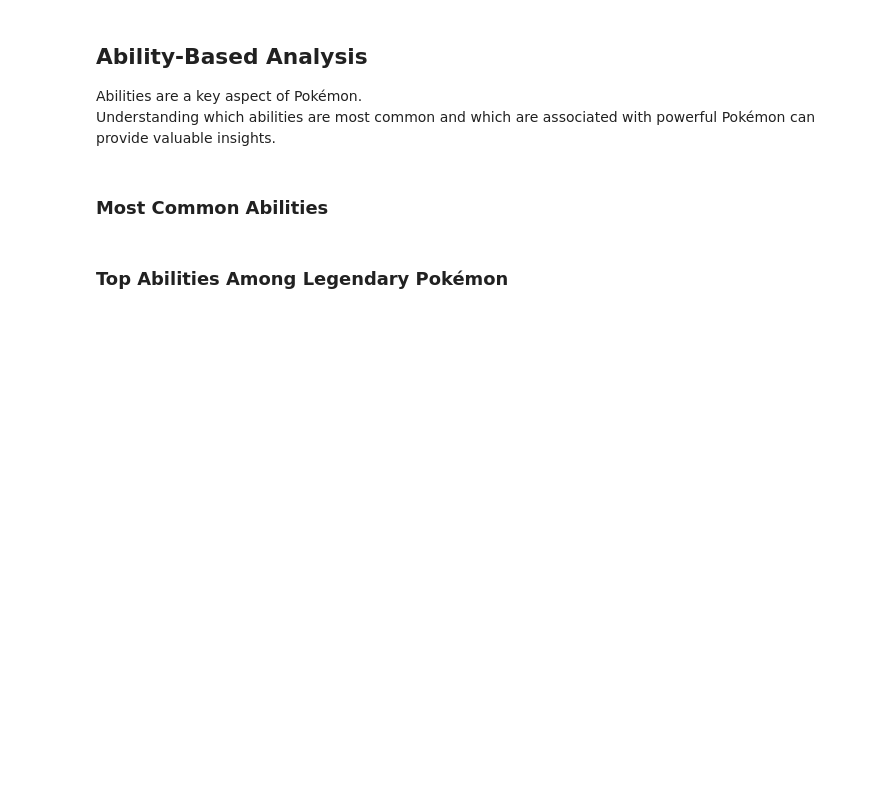
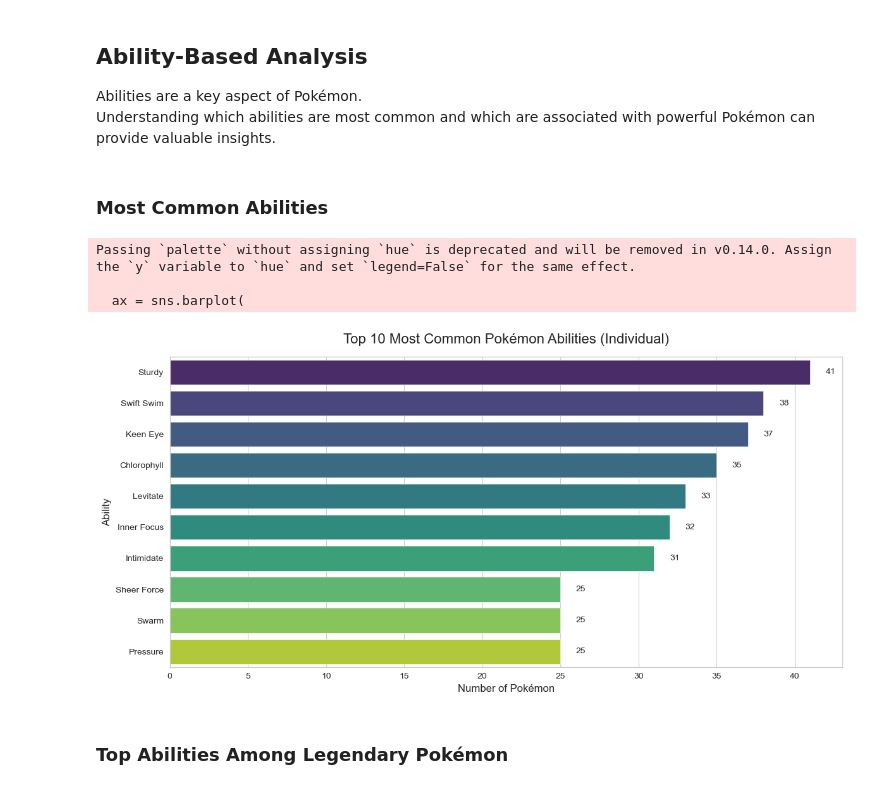
Before and after one commit to kcamaradanso/Pokemon_MLOps, a Jupyter notebook: Notebook/analysis.ipynb, the cells around one changed output. Saved outputs shown, nothing was run; the diff lists cells and outputs as text; code cells hidden in the pictures; blank space fills up the shorter version.

```diff
--- a/Notebook/analysis.ipynb
+++ b/Notebook/analysis.ipynb
@@ -70,14 +162,42 @@ Understanding which abilities are most common and which are associated with powe
 # %% [markdown]
 ### Most Common Abilities
 # %%
+import ast
 
-abilities = raw["abilities"].value_counts().head(10)
+# Convert string representation of lists into a lits
+raw["abilities_list"] = raw["abilities"].apply(ast.literal_eval)
 
-plt.figure(figsize=(10,5))
-abilities.plot(kind="bar")
-plt.title("Top 10 Most Common Abilities")
-plt.ylabel("Number of Pokémon")
+all_abilities = []
+
+for ability_list in raw["abilities_list"]:
+    all_abilities.extend(ability_list)
+
+ability_counts = pd.Series(all_abilities).value_counts().head(10)
+ability_counts
+
+plt.figure(figsize=(12,6))
+sns.set_style("whitegrid")
+
+ax = sns.barplot(
+    x=ability_counts.values,
+    y=ability_counts.index,
+    palette="viridis"
+)
+
+ax.set_title("Top 10 Most Common Pokémon Abilities (Individual)", fontsize=16, pad=15)
+ax.set_xlabel("Number of Pokémon", fontsize=12)
+ax.set_ylabel("Ability", fontsize=12)
+
+for i, v in enumerate(ability_counts.values):
+    ax.text(v + 1, i, str(v), va='center')
+
+plt.tight_layout()
 plt.show()
+# %% [output]
+Passing `palette` without assigning `hue` is deprecated and will be removed in v0.14.0. Assign the `y` variable to `hue` and set `legend=False` for the same effect.
+
+  ax = sns.barplot(
+[figure, added]
 # %% [markdown]
 ### Top Abilities Among Legendary Pokémon
 # %%
```
Also changed, not shown: parts of 30 cells of this notebook.
